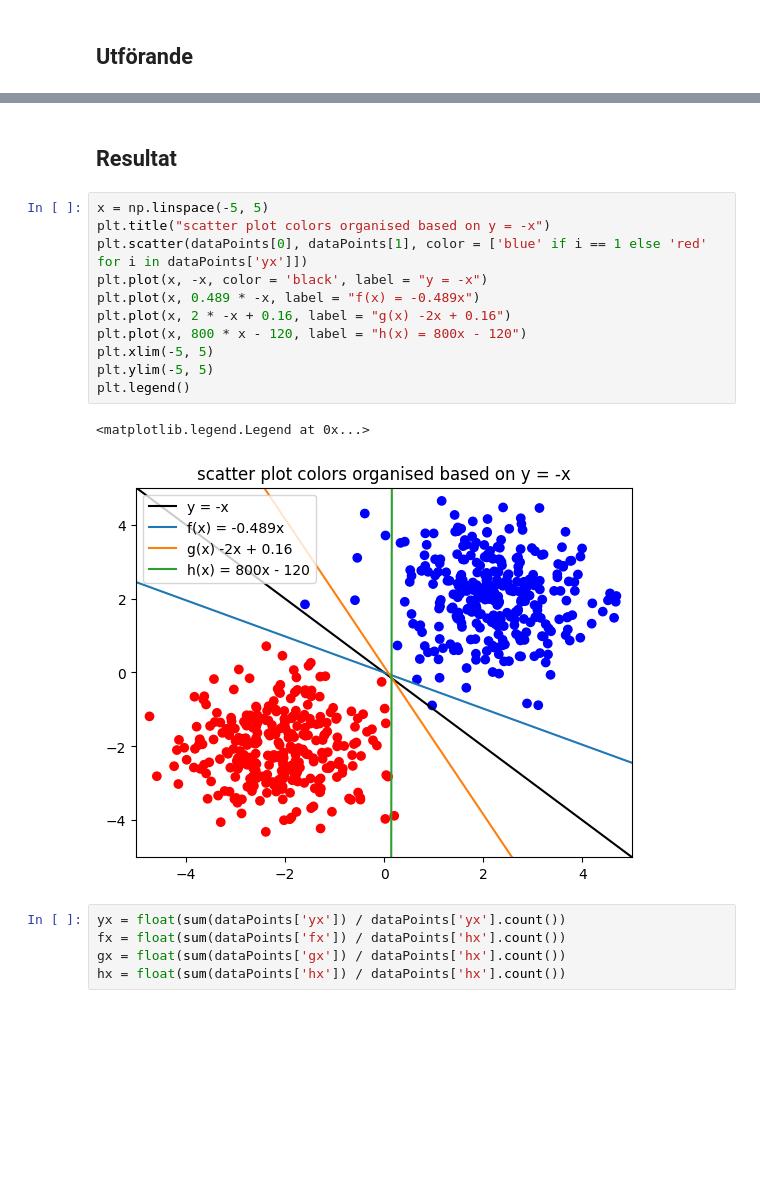
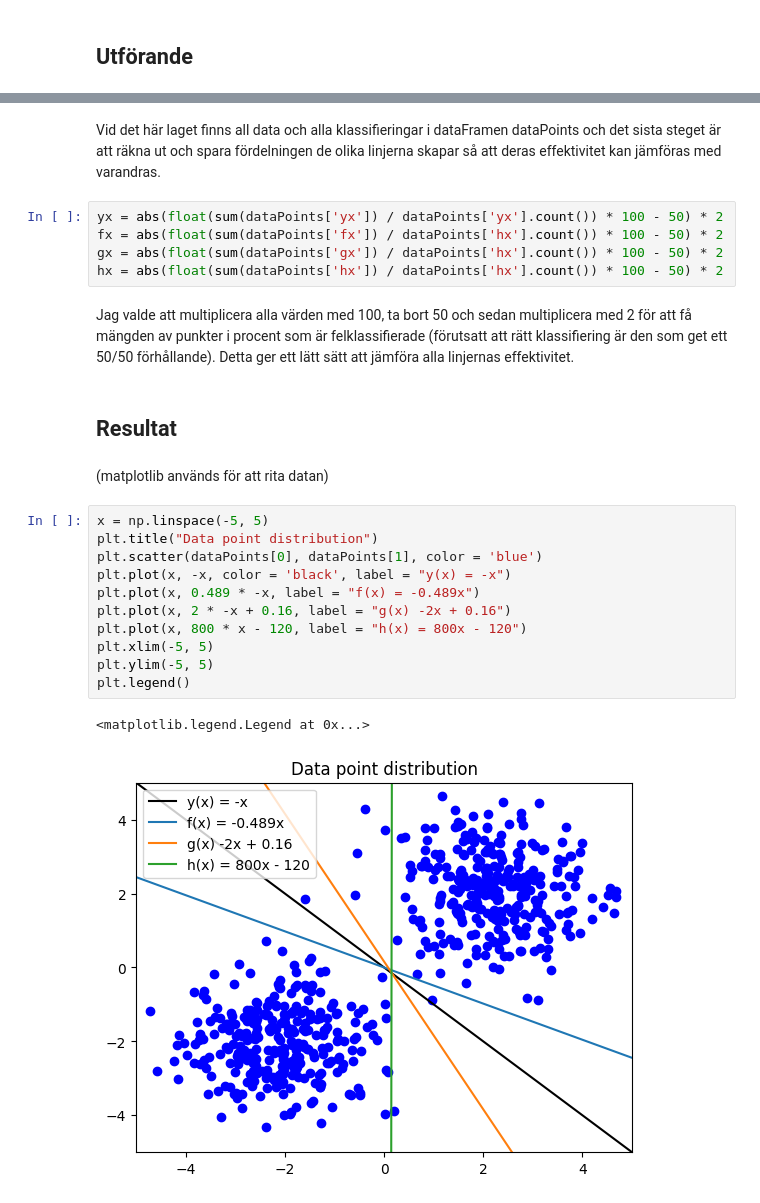
Before and after one commit to Theodor-Helje/python-programming-Theodor-Helje, a Jupyter notebook: Labs/Labb 3/rapport.ipynb, the cells around one changed output, grey strips where cells are left out. Cells and saved outputs as stored; diff of their text form; blank space fills up the shorter version.

```diff
--- a/Labs/Labb 3/rapport.ipynb
+++ b/Labs/Labb 3/rapport.ipynb
@@ -32,21 +40,27 @@ dataPoints['hx'] = dataPoints.apply(lambda row : classifyPoint(800, -120, row[0]
+# %% [markdown]
+Vid det här laget finns all data och alla klassifieringar i dataFramen dataPoints och det sista steget är att räkna ut och spara fördelningen de olika linjerna skapar så att deras effektivitet kan jämföras med varandras.
+# %%
+yx = abs(float(sum(dataPoints['yx']) / dataPoints['yx'].count()) * 100 - 50) * 2
+fx = abs(float(sum(dataPoints['fx']) / dataPoints['hx'].count()) * 100 - 50) * 2
+gx = abs(float(sum(dataPoints['gx']) / dataPoints['hx'].count()) * 100 - 50) * 2
+hx = abs(float(sum(dataPoints['hx']) / dataPoints['hx'].count()) * 100 - 50) * 2
+# %% [markdown]
+Jag valde att multiplicera alla värden med 100, ta bort 50 och sedan multiplicera med 2 för att få mängden av punkter i procent som är felklassifierade (förutsatt att rätt klassifiering är den som get ett 50/50 förhållande). Detta ger ett lätt sätt att jämföra alla linjernas effektivitet.
 # %% [markdown]
 ## Resultat
+# %% [markdown]
+(matplotlib används för att rita datan)
 # %%
 x = np.linspace(-5, 5)
-plt.title("scatter plot colors organised based on y = -x")
-plt.scatter(dataPoints[0], dataPoints[1], color = ['blue' if i == 1 else 'red' for i in dataPoints['yx']])
-plt.plot(x, -x, color = 'black', label = "y = -x")
+plt.title("Data point distribution")
+plt.scatter(dataPoints[0], dataPoints[1], color = 'blue')
+plt.plot(x, -x, color = 'black', label = "y(x) = -x")
 plt.plot(x, 0.489 * -x, label = "f(x) = -0.489x")
 plt.plot(x, 2 * -x + 0.16, label = "g(x) -2x + 0.16")
 plt.plot(x, 800 * x - 120, label = "h(x) = 800x - 120")
 plt.xlim(-5, 5)
 plt.ylim(-5, 5)
 plt.legend()
 # %% [output]
 <matplotlib.legend.Legend at 0x...>
-[figure, old version]
+[figure, new version]
-# %%
-yx = float(sum(dataPoints['yx']) / dataPoints['yx'].count())
-fx = float(sum(dataPoints['fx']) / dataPoints['hx'].count())
-gx = float(sum(dataPoints['gx']) / dataPoints['hx'].count())
-hx = float(sum(dataPoints['hx']) / dataPoints['hx'].count())
```
Also changed, not shown: parts of 10 cells of this notebook.
